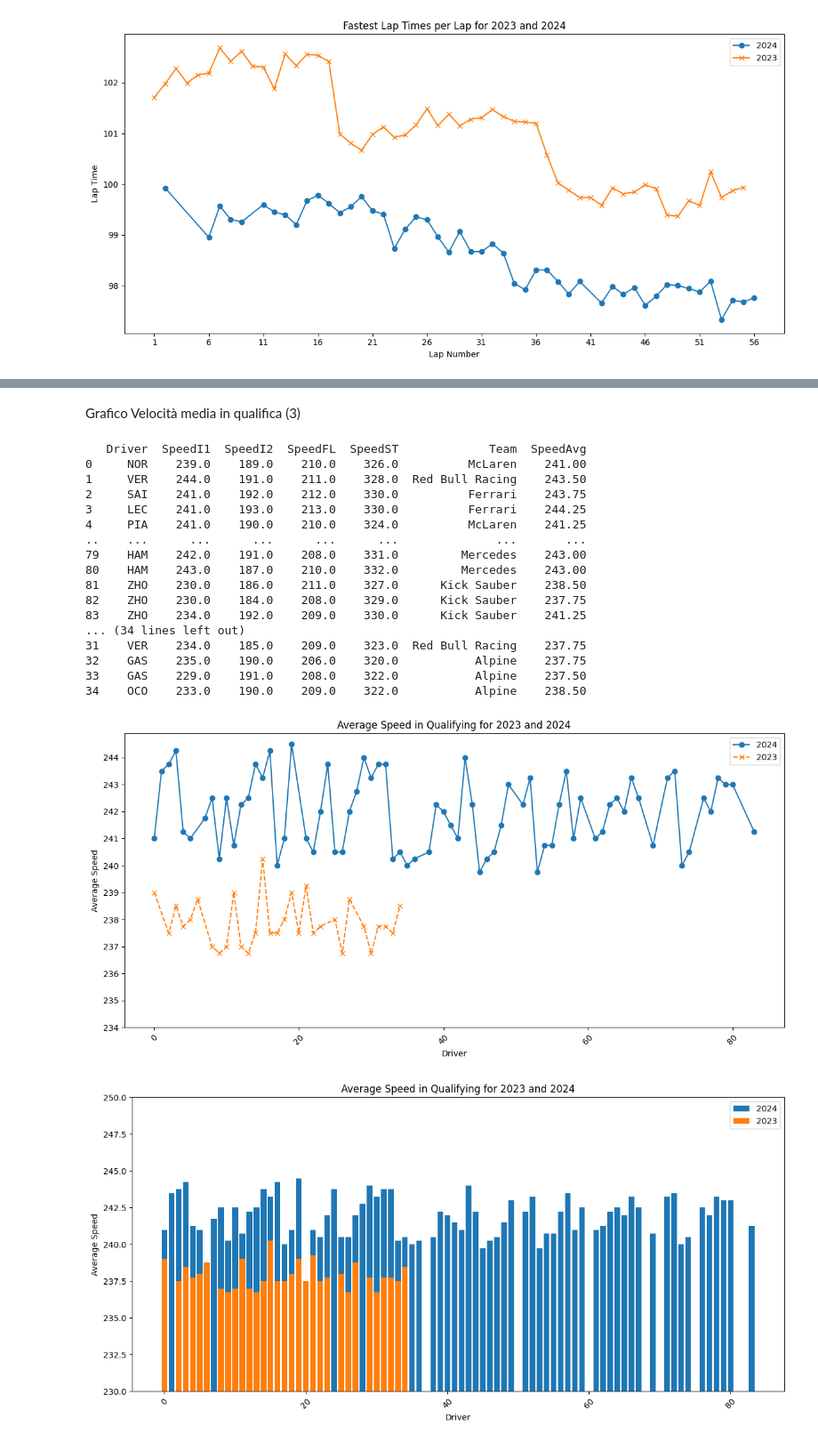
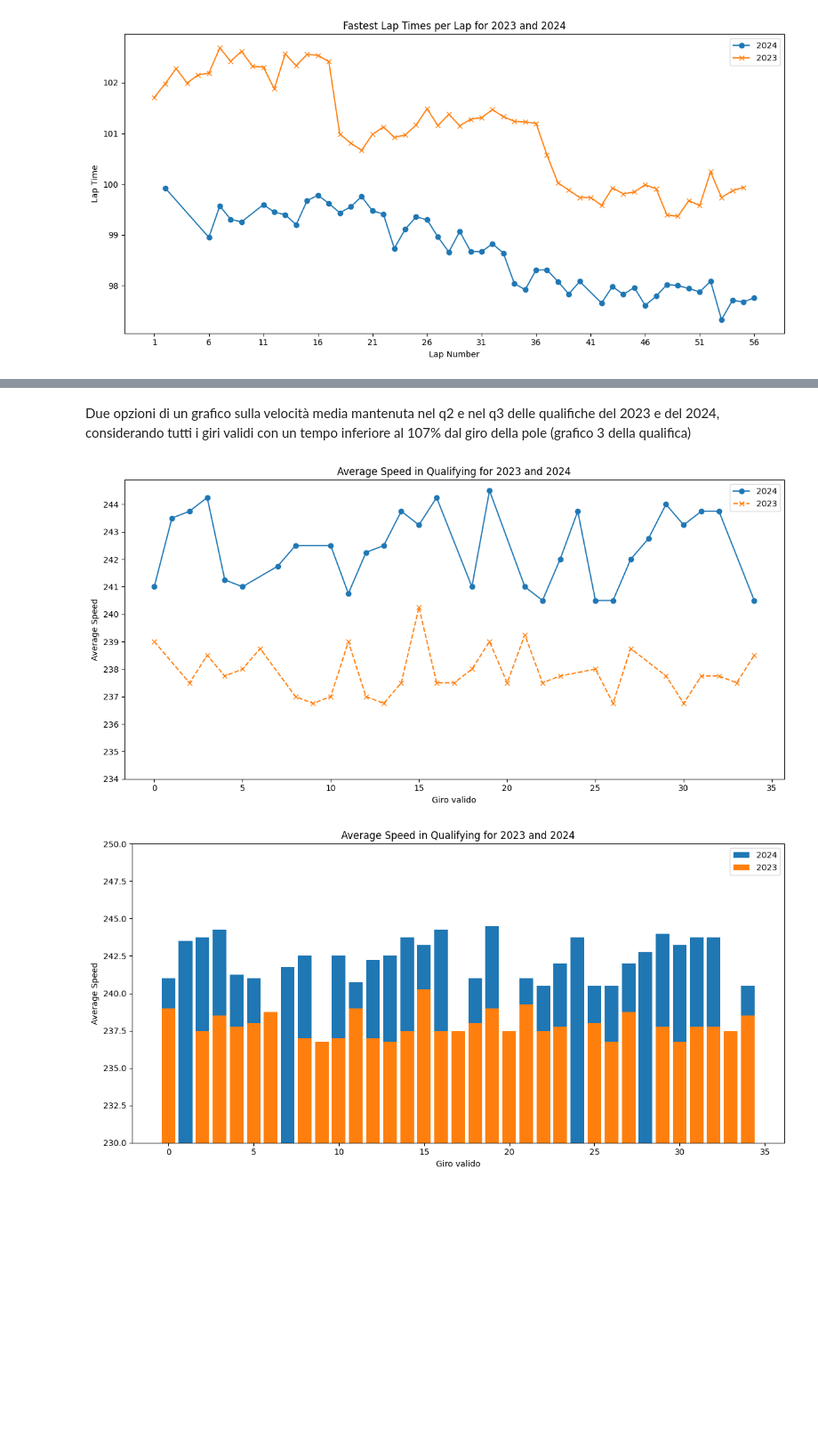
Before and after one commit to SirFuryy/progetto-Visualizzazione-Scentifica, a Jupyter notebook: velocita_media_squadre.ipynb, the cells around one changed output, grey strips where cells are left out. Shown at 89% size. Saved outputs shown, nothing was run; the diff lists cells and outputs as text; code cells hidden in the pictures; blank space fills up the shorter version.

```diff
--- a/velocita_media_squadre.ipynb
+++ b/velocita_media_squadre.ipynb
@@ -13,10 +13,10 @@ from timple.timedelta import num2timedelta
 from fastf1.core import Laps
 
 Q = ff1.get_session(2024, 'Austin', 4)
-Q.load()
+Q.load(weather=True)
 
 Q2023 = ff1.get_session(2023, 'Austin', 2)
-Q2023.load()
+Q2023.load(weather=True)
 
 SQ = ff1.get_session(2024, 'Austin', 2)
 SQ.load()
@@ -155,5 +157,5 @@ plt.show()
-# %% [markdown]
-Grafico Velocità media in qualifica  (3)
+# %% [markdown]
+Due opzioni di un grafico sulla velocità media mantenuta nel q2 e nel q3 delle qualifiche del 2023 e del 2024, considerando tutti i giri validi con un tempo inferiore al 107% dal giro della pole (grafico 3 della qualifica)
 # %%
 Q1, Q2, Q3 = Q.laps.split_qualifying_sessions()
 
@@ -162,7 +164,6 @@ avg_speed_2024 = pd.concat([avg_speed_2024, Q2.pick_quicklaps().loc[:, ['Driver'
 speedAvg2024 = avg_speed_2024.loc[:, ['SpeedI1', 'SpeedI2', 'SpeedFL', 'SpeedST']].mean(axis=1)
 avg_speed_2024 = avg_speed_2024.assign(SpeedAvg=speedAvg2024)
 avg_speed_2024 = avg_speed_2024.reset_index(drop=True)#.reset_index().rename(columns={'index': 'Tentativo'})
-print(avg_speed_2024)
 
 Q1_2023, Q2_2023, Q3_2023 = Q2023.laps.split_qualifying_sessions()
 
@@ -170,58 +171,38 @@ avg_speed_2023 = Q3_2023.pick_quicklaps().loc[:, ['Driver', 'SpeedI1', 'SpeedI2'
 avg_speed_2023 = pd.concat([avg_speed_2023, Q2_2023.pick_quicklaps().loc[:, ['Driver', 'SpeedI1', 'SpeedI2', 'SpeedFL', 'SpeedST', 'Team']]])
 speedAvg2023 = avg_speed_2023.loc[:, ['SpeedI1', 'SpeedI2', 'SpeedFL', 'SpeedST']].mean(axis=1)
 avg_speed_2023 = avg_speed_2023.assign(SpeedAvg=speedAvg2023)
-avg_speed_2023 = avg_speed_2023.reset_index(drop=True).head(35)#.reset_index().rename(columns={'index': 'Tentativo'})
-print(avg_speed_2023)
+avg_speed_2023 = avg_speed_2023.reset_index(drop=True).head(35)
 
 avg_speed_2024 = avg_speed_2024[(avg_speed_2024['SpeedAvg'] > avg_speed_2024['SpeedAvg'].quantile(0.05)) & (avg_speed_2024['SpeedAvg'] < avg_speed_2024['SpeedAvg'].quantile(0.95))]
 avg_speed_2023 = avg_speed_2023[(avg_speed_2023['SpeedAvg'] > avg_speed_2023['SpeedAvg'].quantile(0.05)) & (avg_speed_2023['SpeedAvg'] < avg_speed_2023['SpeedAvg'].quantile(0.95))]
 
 
 
 plt.figure(figsize=(12, 6))
 
 plt.plot(avg_speed_2024.index, avg_speed_2024['SpeedAvg'], marker='o', linestyle='-', label='2024')
 plt.plot(avg_speed_2023.index, avg_speed_2023['SpeedAvg'], marker='x', linestyle='--', label='2023')
-plt.xlabel('Driver')
+plt.xlabel('Giro valido')
 plt.ylabel('Average Speed')
 plt.title('Average Speed in Qualifying for 2023 and 2024')
 plt.legend()
-plt.xticks(rotation=45)
 plt.yticks(np.arange(234, 245, 1))
 plt.tight_layout()
 plt.show()
 
 plt.figure(figsize=(12, 6))
 
 plt.bar(avg_speed_2024.index, avg_speed_2024['SpeedAvg'], label='2024')
 plt.bar(avg_speed_2023.index, avg_speed_2023['SpeedAvg'],  label='2023')
 
-plt.xlabel('Driver')
+plt.xlabel('Giro valido')
 plt.ylabel('Average Speed')
 plt.title('Average Speed in Qualifying for 2023 and 2024')
 plt.legend()
-plt.xticks(rotation=45)
 plt.ylim(230, 250)
 plt.tight_layout()
 plt.show()
 # %% [output]
-   Driver  SpeedI1  SpeedI2  SpeedFL  SpeedST             Team  SpeedAvg
-0     NOR    239.0    189.0    210.0    326.0          McLaren    241.00
-1     VER    244.0    191.0    211.0    328.0  Red Bull Racing    243.50
-2     SAI    241.0    192.0    212.0    330.0          Ferrari    243.75
-3     LEC    241.0    193.0    213.0    330.0          Ferrari    244.25
-4     PIA    241.0    190.0    210.0    324.0          McLaren    241.25
-..    ...      ...      ...      ...      ...              ...       ...
-79    HAM    242.0    191.0    208.0    331.0         Mercedes    243.00
-80    HAM    243.0    187.0    210.0    332.0         Mercedes    243.00
-81    ZHO    230.0    186.0    211.0    327.0      Kick Sauber    238.50
-82    ZHO    230.0    184.0    208.0    329.0      Kick Sauber    237.75
-83    ZHO    234.0    192.0    209.0    330.0      Kick Sauber    241.25
-... (34 lines left out)
-31    VER    234.0    185.0    209.0    323.0  Red Bull Racing    237.75
-32    GAS    235.0    190.0    206.0    320.0           Alpine    237.75
-33    GAS    229.0    191.0    208.0    322.0           Alpine    237.50
-34    OCO    233.0    190.0    209.0    322.0           Alpine    238.50
-[figure, old version]
+[figure, new version]
-[figure, old version]
+[figure, new version]
 # %% [markdown]
```
Also changed, not shown: parts of 34 cells of this notebook.
